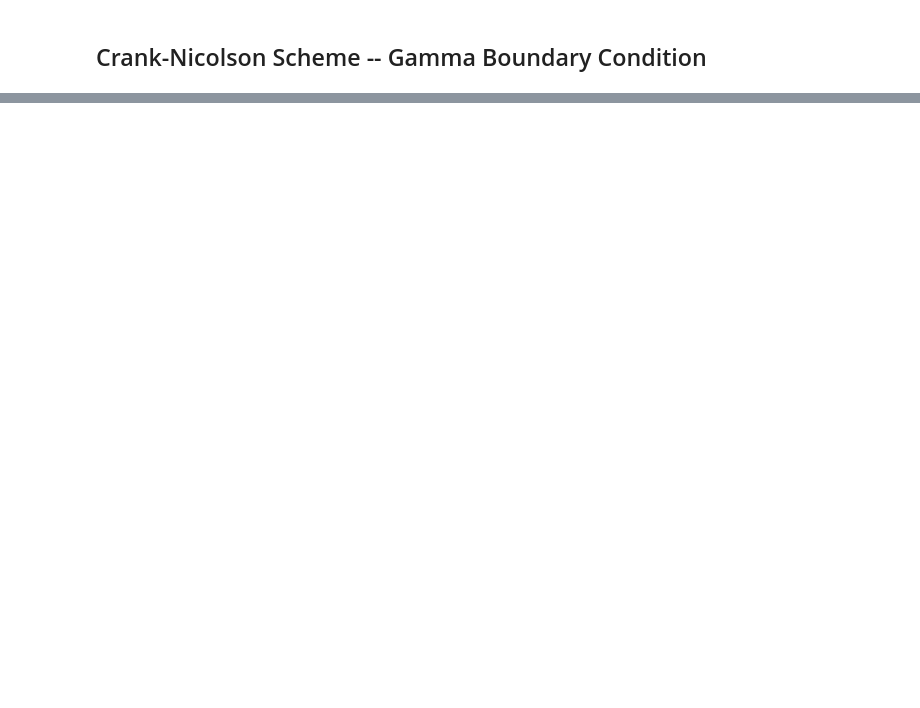
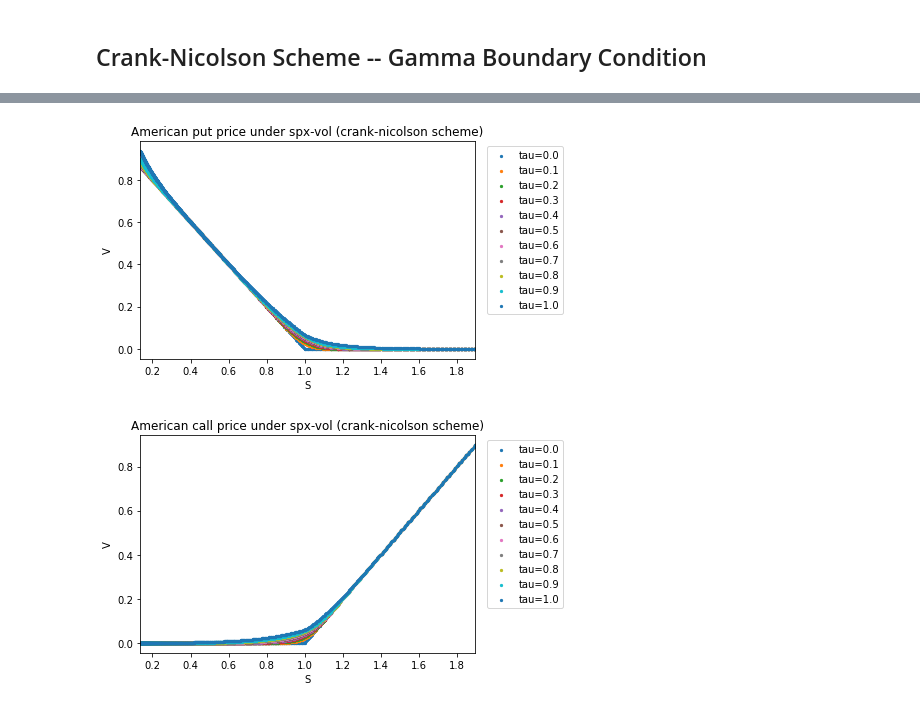
Before and after one commit to frankieycy/option-pricing, a Jupyter notebook: research/american-option/main.ipynb, the cells around one changed output, grey strips where cells are left out. Drawn from its saved outputs; the diff is of its cells as text; code cells hidden in the pictures; blank space fills up the shorter version.

```diff
--- a/research/american-option/main.ipynb
+++ b/research/american-option/main.ipynb
@@ -168,0 +211,14 @@ PlotFeatureByTexp(df_spxvol,'sigErr','Error in spx-vol European lattice price G=
+# %%
+df_atmput_px = pd.read_csv('test/atm_am_crank-nicolson/atm_am_put_pxgrid_spxvol_m=crank-nicolson_b=gamma.csv',index_col=0)
+df_atmput_ex = pd.read_csv('test/atm_am_crank-nicolson/atm_am_put_exbdry_spxvol_m=crank-nicolson_b=gamma.csv',index_col=0)
+df_atmcall_px = pd.read_csv('test/atm_am_crank-nicolson/atm_am_call_pxgrid_spxvol_m=crank-nicolson_b=gamma.csv',index_col=0)
+df_atmcall_ex = pd.read_csv('test/atm_am_crank-nicolson/atm_am_call_exbdry_spxvol_m=crank-nicolson_b=gamma.csv',index_col=0)
+# %%
+df_atmput_px.columns = df_atmput_px.columns.astype(float)
+df_atmcall_px.columns = df_atmcall_px.columns.astype(float)
+# %%
+PlotPxGridOverTime(df_atmput_px,100,0.1,1.9,'American put price under spx-vol (crank-nicolson scheme)')
+PlotPxGridOverTime(df_atmcall_px,100,0.1,1.9,'American call price under spx-vol (crank-nicolson scheme)')
+# %% [output]
+[figure, added]
+[figure, added]
```
Also changed, not shown: parts of 25 cells of this notebook, 2 other files.
